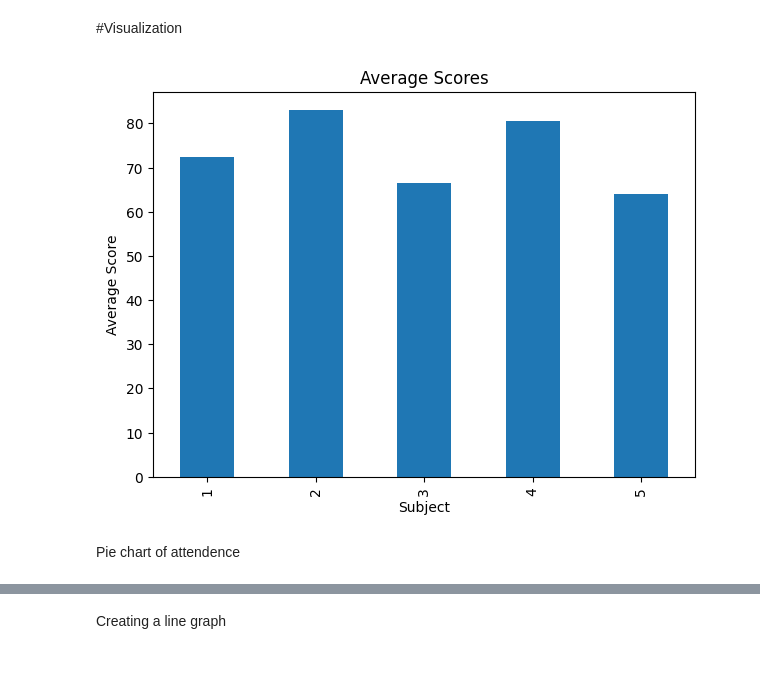
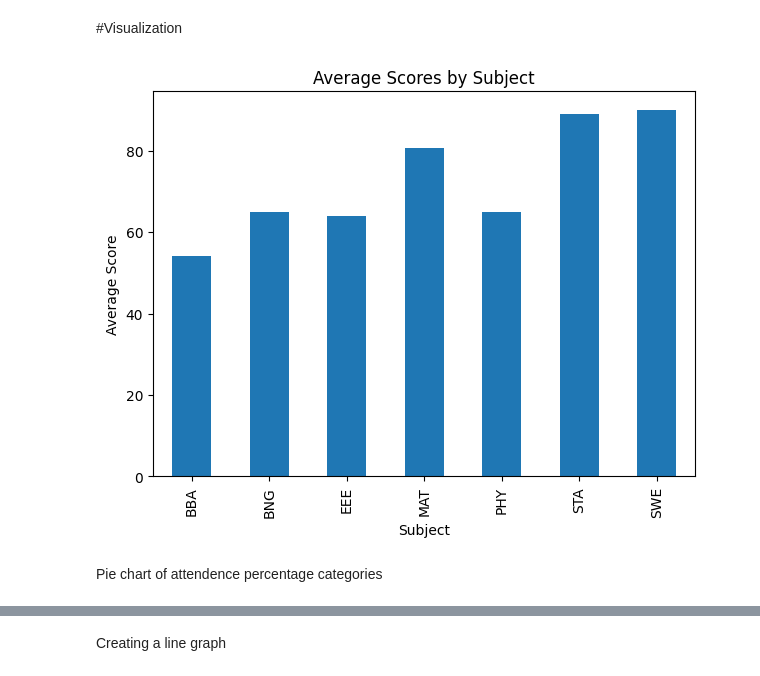
Before and after one commit to Atifa14/EDGE-project-09, a Jupyter notebook: Final_Project09.ipynb, the cells around one changed output, grey strips where cells are left out. Drawn from its saved outputs; the diff is of its cells as text; code cells hidden in the pictures.

```diff
--- a/Final_Project09.ipynb
+++ b/Final_Project09.ipynb
@@ -200,7 +212,2 @@ print(failed_students)
 # %% [markdown]
 Convert score to integer
-# %%
-if data['Score'].dtype == 'str':
-  print("Score is stored as an string")
-  if data['Score'].dtype
-    data['Score'] = data['Score'].astype(int)
@@ -209,17 +214,25 @@ SyntaxError: expected ':' (<ipython-input-9-32913d20ce61>, line 3)
+# %%
+if data['Score'].dtype == 'str':
+  data['Score'] = data['Score'].astype(int)
+  print("Score is converted to an integer type.")
+  if data['Score'].dtype == 'int64' or data['Score'].dtype == 'int32':
+    print("Score is converted to an integer type.")
 # %% [markdown]
 #Visualization
 # %%
 import matplotlib.pyplot as plt
 # %%
-average_scores = data.groupby('Student ID')['Score'].mean()
-average_scores.plot(kind='bar', title='Average Scores',figsize=(7,5))
+average_scores = data.groupby('Subject')['Score'].mean()
+
+average_scores.plot(kind='bar', figsize=(7, 5))
+plt.title('Average Scores by Subject')
 plt.xlabel('Subject')
 plt.ylabel('Average Score')
 plt.show()
 # %% [output]
-[figure, old version]
+[figure, new version]
 # %% [markdown]
-Pie chart of attendence
+Pie chart of attendence percentage categories
 # %%
 import matplotlib.pyplot as plt
 # %%
```
Also changed, not shown: parts of 25 cells of this notebook.
